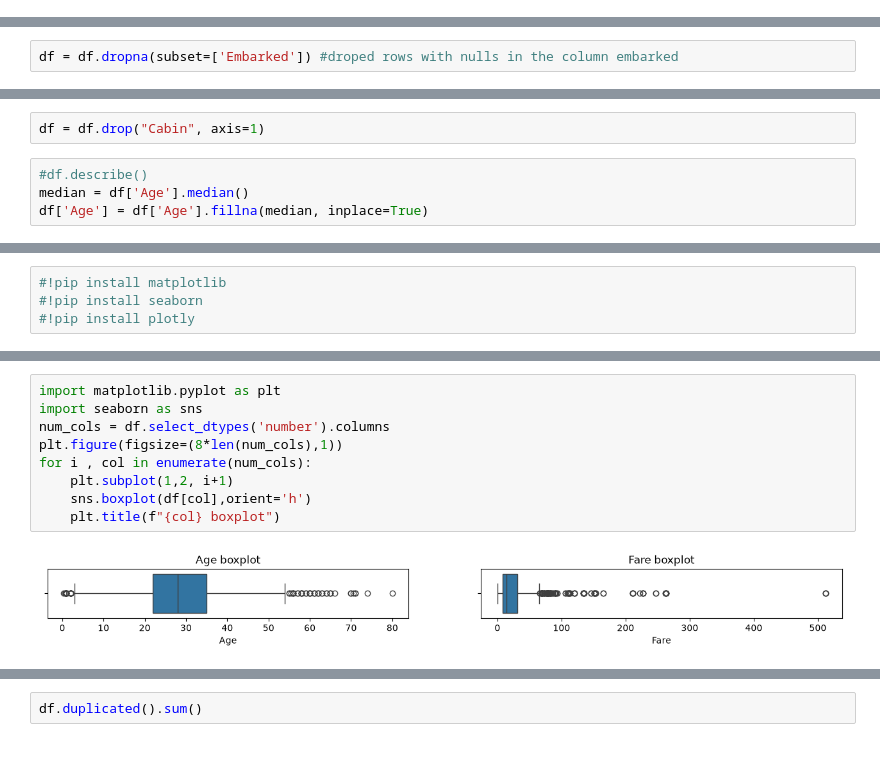
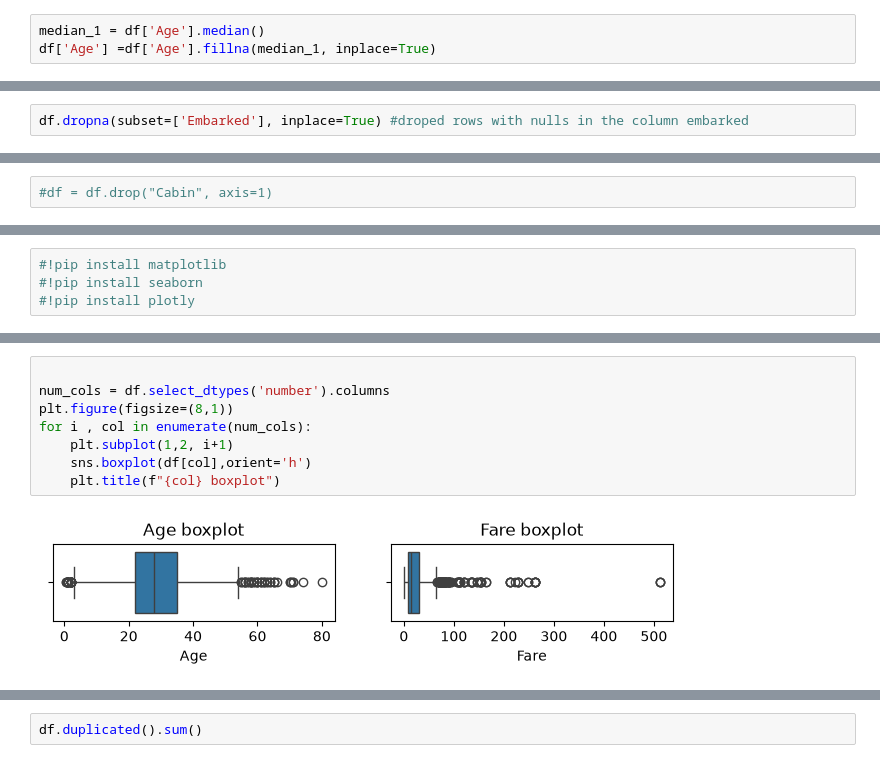
Before and after one commit to hebakhattabGIS/CA_AIS2_G1_Ml, a Jupyter notebook: src/DA/Workshop/Preprocessing-visualizationWS.ipynb, the cells around one changed output, grey strips where cells are left out. Cells and saved outputs as stored; diff of their text form.

```diff
--- a/src/DA/Workshop/Preprocessing-visualizationWS.ipynb
+++ b/src/DA/Workshop/Preprocessing-visualizationWS.ipynb
@@ -126,3 +150,6 @@ pd.DataFrame({"null ":null, "ratio ": ratio}).T
 |  | Survived | Pclass | Sex | Age | SibSp | Parch | Fare | Cabin | Embarked |
 | null | 0.0 | 0.0 | 0.0 | 177.00000 | 0.0 | 0.0 | 0.0 | 687.000000 | 2.000000 |
 | ratio | 0.0 | 0.0 | 0.0 | 19.86532 | 0.0 | 0.0 | 0.0 | 77.104377 | 0.224467 |
+# %%
+median_1 = df['Age'].median()
+df['Age'] =df['Age'].fillna(median_1, inplace=True)
@@ -129,5 +164,5 @@ pd.DataFrame({"null ":null, "ratio ": ratio}).T
 # %%
-df = df.dropna(subset=['Embarked']) #droped rows with nulls in the column embarked
+df.dropna(subset=['Embarked'], inplace=True) #droped rows with nulls in the column embarked
 # %%
 null = df.isnull().sum()
 ratio = (null / df.shape[0])*100
@@ -139,6 +174,2 @@ pd.DataFrame({"null ":null, "ratio ": ratio}).T
 # %%
-df = df.drop("Cabin", axis=1)
+#df = df.drop("Cabin", axis=1)
-# %%
-#df.describe()
-median = df['Age'].median()
-df['Age'] = df['Age'].fillna(median, inplace=True)
@@ -159,11 +189,10 @@ check outliers
 # %%
-import matplotlib.pyplot as plt
-import seaborn as sns
+
 num_cols = df.select_dtypes('number').columns
-plt.figure(figsize=(8*len(num_cols),1))
+plt.figure(figsize=(8,1))
 for i , col in enumerate(num_cols):
     plt.subplot(1,2, i+1)
     sns.boxplot(df[col],orient='h')
     plt.title(f"{col} boxplot")
 # %% [output]
-[figure, old version]
+[figure, new version]
```
Also changed, not shown: parts of 21 cells of this notebook, 5 other files.
